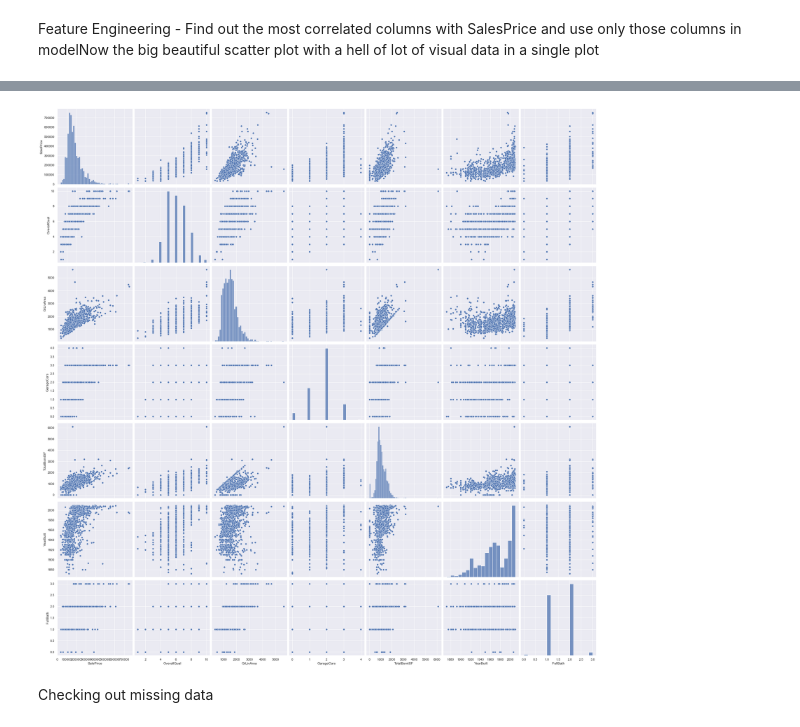
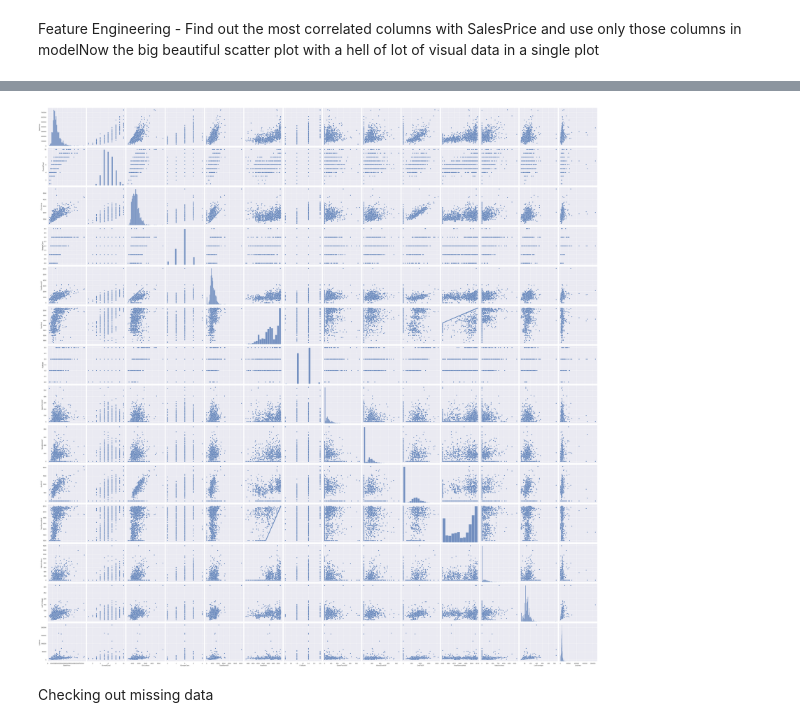
Before and after one commit to rohan-paul/Kaggle-House-Prices-Advanced-Regression-Techniques, a Jupyter notebook: main_EDA_and_Linear_Regression_Prediction.ipynb, the cells around one changed output, grey strips where cells are left out. Saved outputs shown, nothing was run; the diff lists cells and outputs as text; code cells hidden in the pictures.

```diff
--- a/main_EDA_and_Linear_Regression_Prediction.ipynb
+++ b/main_EDA_and_Linear_Regression_Prediction.ipynb
@@ -275,10 +281,11 @@ Now lets glance over the above heatmap to understand some points just visualy lo
 # %%
 sns.set()
-cols = ['SalePrice', 'OverallQual', 'GrLivArea', 'GarageCars', 'TotalBsmtSF', 'YearBuilt', 'FullBath']
+cols = ['SalePrice', 'OverallQual', 'GrLivArea', 'GarageCars', 'TotalBsmtSF', 'YearBuilt', 'FullBath', 'OpenPorchSF',
+        'WoodDeckSF', '2ndFlrSF', 'YearRemodAdd', 'MasVnrArea', 'LotFrontage', 'LotArea']
 sns.pairplot(df_train[cols], height=4)
 plt.show()
 # %% [output]
-[figure, old version]
+[figure, new version]
 # %% [markdown]
 Checking out missing data
 # %%
```
Also changed, not shown: parts of 30 cells of this notebook.
